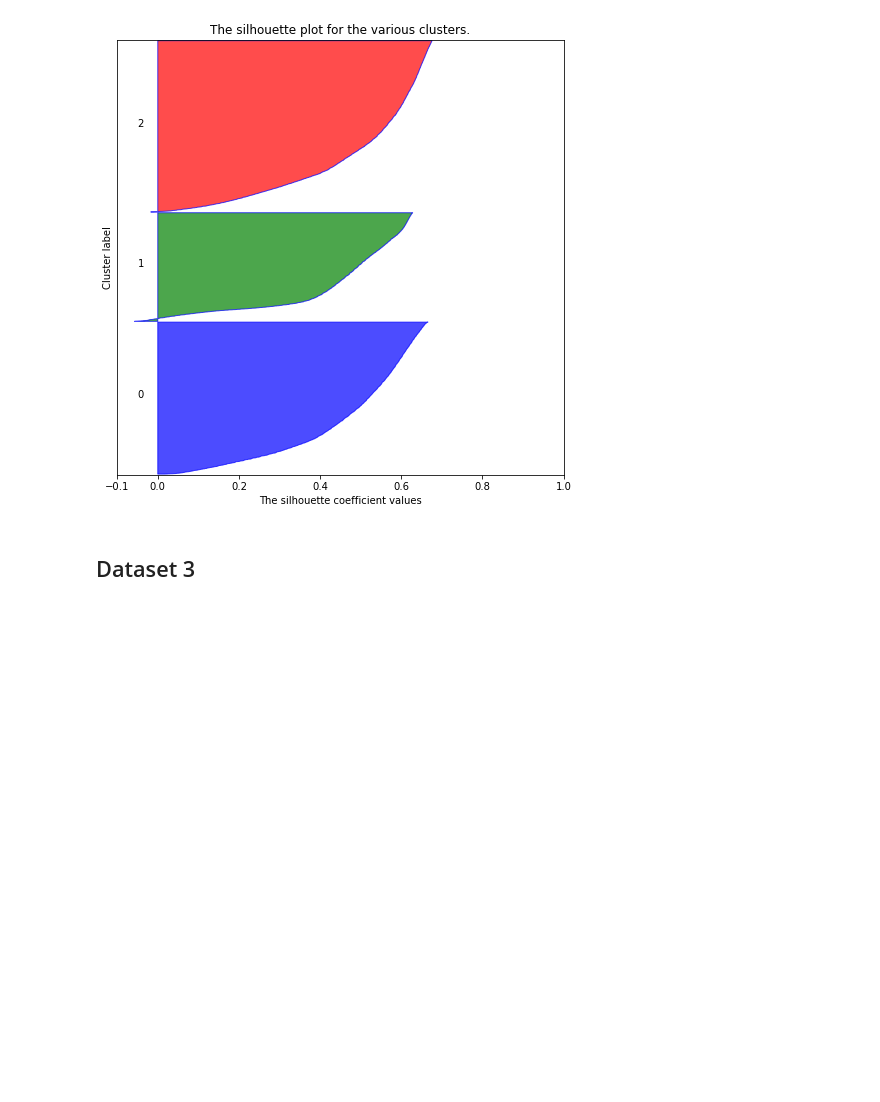
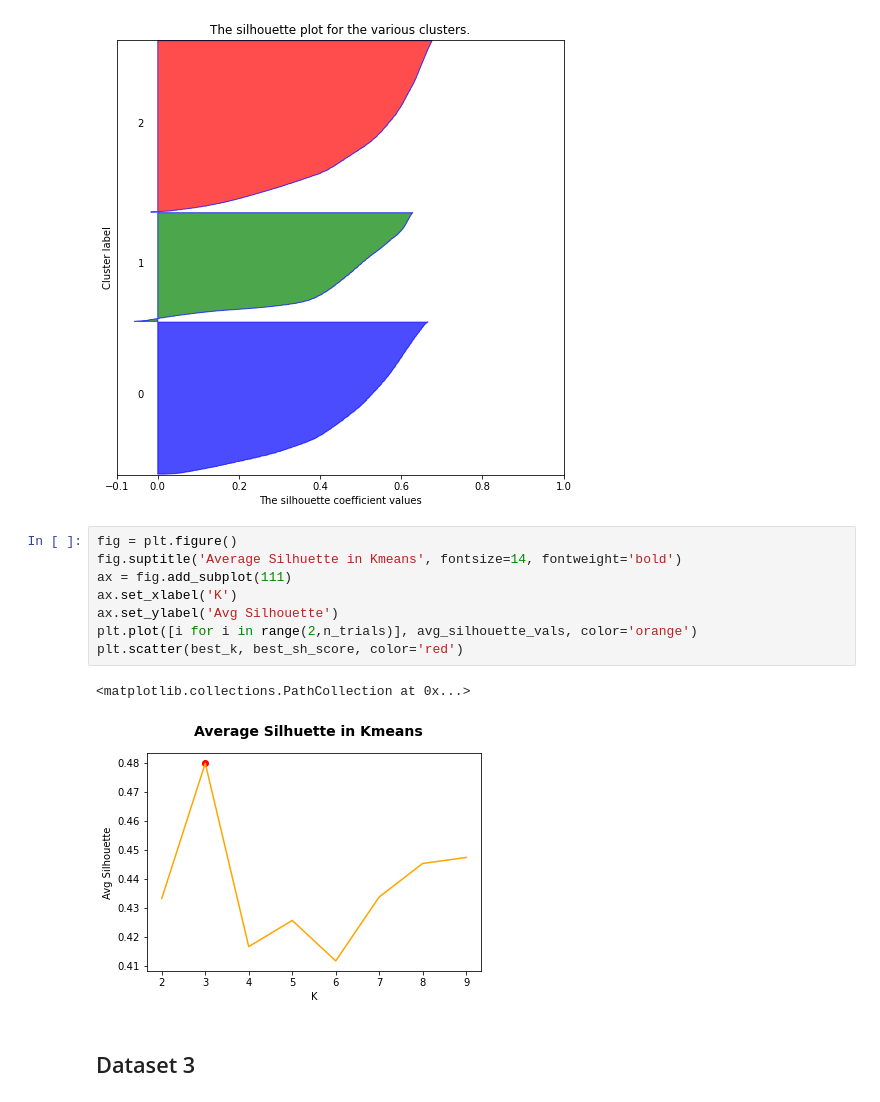
Before and after one commit to GFazorR/AAut-exercises, a Jupyter notebook: Lecture NoteBooks/3_Distance_Based_Models/clustering_copy_for_students_aa_21_22.ipynb, the cells around one changed output. Cells and saved outputs as stored; diff of their text form; blank space fills up the shorter version.

```diff
--- a/Lecture NoteBooks/3_Distance_Based_Models/clustering_copy_for_students_aa_21_22.ipynb
+++ b/Lecture NoteBooks/3_Distance_Based_Models/clustering_copy_for_students_aa_21_22.ipynb
@@ -517,6 +531,17 @@ for i in range(best_k):
     ax1.set_xticks([-0.1, 0, 0.2, 0.4, 0.6, 0.8, 1])
 # %% [output]
 [figure]
+# %%
+fig = plt.figure()
+fig.suptitle('Average Silhuette in Kmeans', fontsize=14, fontweight='bold')
+ax = fig.add_subplot(111)
+ax.set_xlabel('K')
+ax.set_ylabel('Avg Silhouette')
+plt.plot([i for i in range(2,n_trials)], avg_silhouette_vals, color='orange')
+plt.scatter(best_k, best_sh_score, color='red')
+# %% [output]
+<matplotlib.collections.PathCollection at 0x...>
+[figure, added]
 # %% [markdown]
 ## Dataset 3
 # %%
```
Also changed, not shown: parts of 11 cells of this notebook, 2 other files.
